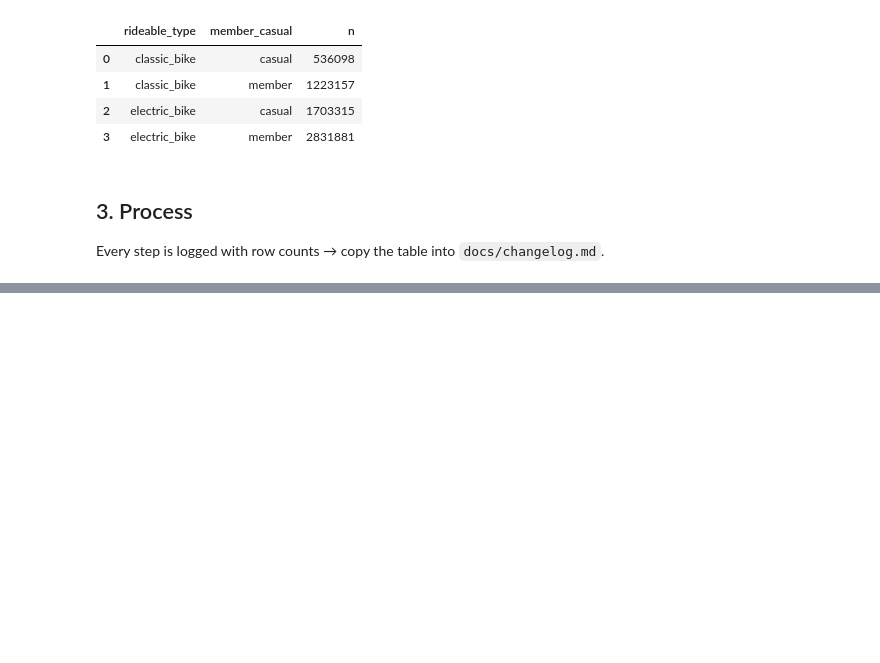
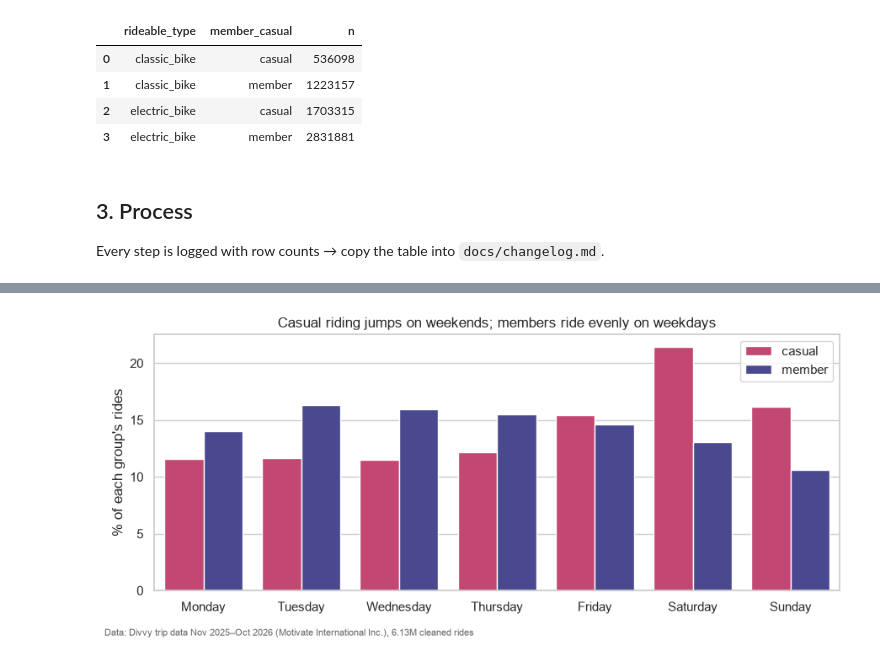
Before and after one commit to lucynguyen777/cyclistic-case-study, a Jupyter notebook: notebooks/cyclistic_analysis.ipynb, the cells around one changed output, grey strips where cells are left out. Drawn from its saved outputs; the diff is of its cells as text; code cells hidden in the pictures; blank space fills up the shorter version.

```diff
--- a/notebooks/cyclistic_analysis.ipynb
+++ b/notebooks/cyclistic_analysis.ipynb
@@ -198,0 +160,21 @@ for name, df in {"by_day": by_day, "by_hour": by_hour, "by_month": by_month, "by
+# %%
+by_day = q("SELECT member_casual, dow, day_of_week, count(*) rides, median(ride_length_min) median_min FROM trips GROUP BY ALL ORDER BY dow")
+by_day["share"] = 100 * by_day.rides / by_day.groupby("member_casual").rides.transform("sum")
+
+by_hour = q("SELECT member_casual, (dow >= 6) AS weekend, hour, count(*) rides FROM trips GROUP BY ALL ORDER BY hour")
+by_hour["share"] = 100 * by_hour.rides / by_hour.groupby(["member_casual", "weekend"]).rides.transform("sum")
+
+by_month = q("SELECT member_casual, month, count(*) rides, median(ride_length_min) median_min FROM trips GROUP BY ALL ORDER BY month")
+seasonality = by_month.groupby("member_casual").rides.agg(peak="max", trough="min")
+seasonality["peak_to_trough"] = (seasonality.peak / seasonality.trough).round(1)
+
+casual_share_by_month = by_month.pivot(index="month", columns="member_casual", values="rides")
+casual_share_by_month["casual_share"] = (100 * casual_share_by_month.casual / casual_share_by_month.sum(axis=1)).round(1)
+
+by_type = q("SELECT member_casual, rideable_type, count(*) rides FROM trips GROUP BY ALL")
+stations = q('''
+SELECT start_station_name, count(*) FILTER (WHERE member_casual = 'casual') AS casual_rides, count(*) AS all_rides,
+       round(100.0 * count(*) FILTER (WHERE member_casual = 'casual') / count(*), 1) AS casual_share,
+       avg(start_lat) AS lat, avg(start_lng) AS lng
+FROM trips WHERE start_station_name IS NOT NULL GROUP BY 1 ORDER BY casual_rides DESC LIMIT 20''')
+display(seasonality, casual_share_by_month[["casual_share"]].T, stations.head(10))
@@ -198,0 +235,8 @@ for name, df in {"by_day": by_day, "by_hour": by_hour, "by_month": by_month, "by
+# %%
+fig, ax = plt.subplots(figsize=(9, 4))
+sns.barplot(data=by_day, x="day_of_week", y="share", hue="member_casual", palette=COLORS, ax=ax)
+ax.set(title="Casual riding jumps on weekends; members ride evenly on weekdays", xlabel="", ylabel="% of each group's rides")
+ax.legend(title="")
+finish(fig, "02_rides_by_day.png")
+# %% [output]
+[figure, added]
```
Also changed, not shown: parts of 22 cells of this notebook, 11 other files.
